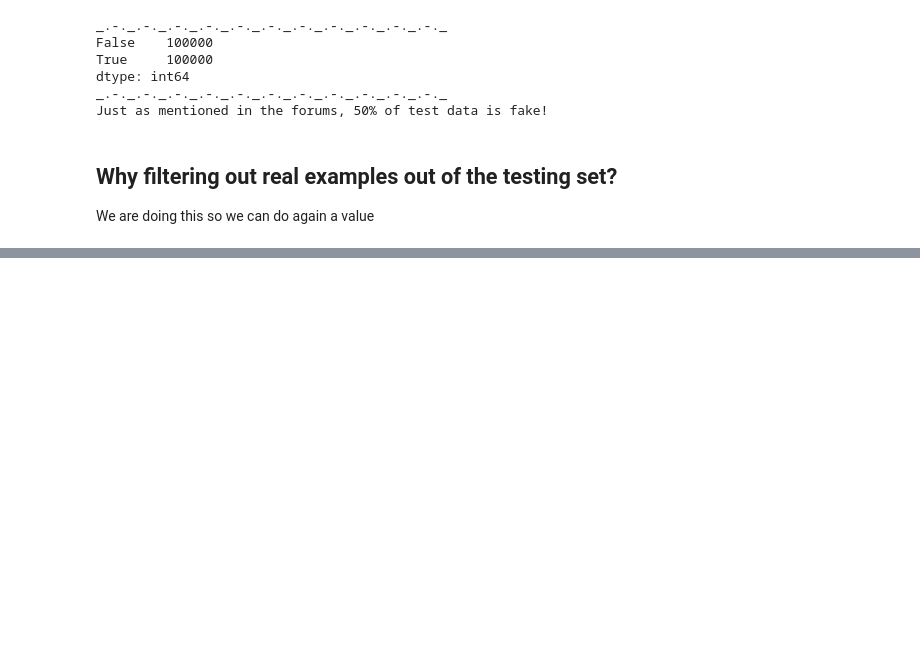
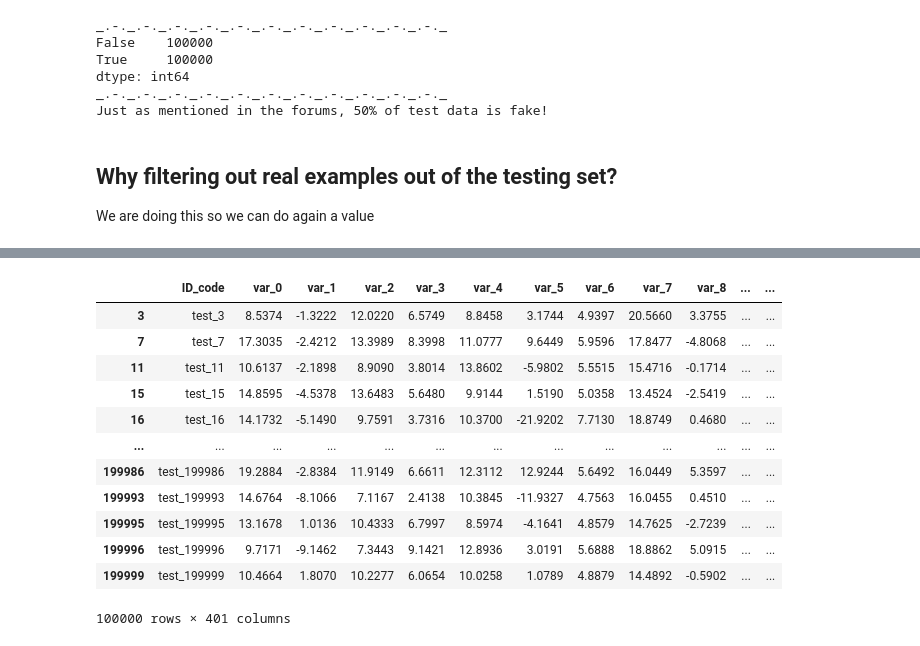
Before and after one commit to JCLMantilla/Santander-Transaction-Competition, a Jupyter notebook: DataGeneration.ipynb, the cells around one changed output, grey strips where cells are left out. Saved outputs shown, nothing was run; the diff lists cells and outputs as text; code cells hidden in the pictures; blank space fills up the shorter version.

```diff
--- a/DataGeneration.ipynb
+++ b/DataGeneration.ipynb
@@ -90,7 +106,21 @@ We are doing this so we can do again a value
 # %%
 #We create a new variable that says if an example is real or not
-
-temporal_df.drop(x_test.columns[201:401], axis=1,
-                 inplace=True#Cambiar por TRUE DESPUESSSS
-                 )
-temporal_df[7:8]
+#temporal_df.drop(x_test.columns[201:401], axis=1,
+#                 inplace=False#Cambiar por TRUE DESPUESSSS
+#                 )
+#temporal_df[7:8]
+real_test_examples
+# %% [output]
+|  | ID_code | var_0 | var_1 | var_2 | var_3 | var_4 | var_5 | var_6 | var_7 | var_8 | ... | ... |
+| 3 | test_3 | 8.5374 | -1.3222 | 12.0220 | 6.5749 | 8.8458 | 3.1744 | 4.9397 | 20.5660 | 3.3755 | ... | ... |
+| 7 | test_7 | 17.3035 | -2.4212 | 13.3989 | 8.3998 | 11.0777 | 9.6449 | 5.9596 | 17.8477 | -4.8068 | ... | ... |
+| 11 | test_11 | 10.6137 | -2.1898 | 8.9090 | 3.8014 | 13.8602 | -5.9802 | 5.5515 | 15.4716 | -0.1714 | ... | ... |
+| 15 | test_15 | 14.8595 | -4.5378 | 13.6483 | 5.6480 | 9.9144 | 1.5190 | 5.0358 | 13.4524 | -2.5419 | ... | ... |
+| 16 | test_16 | 14.1732 | -5.1490 | 9.7591 | 3.7316 | 10.3700 | -21.9202 | 7.7130 | 18.8749 | 0.4680 | ... | ... |
+| ... | ... | ... | ... | ... | ... | ... | ... | ... | ... | ... | ... | ... |
+| 199986 | test_199986 | 19.2884 | -2.8384 | 11.9149 | 6.6611 | 12.3112 | 12.9244 | 5.6492 | 16.0449 | 5.3597 | ... | ... |
+| 199993 | test_199993 | 14.6764 | -8.1066 | 7.1167 | 2.4138 | 10.3845 | -11.9327 | 4.7563 | 16.0455 | 0.4510 | ... | ... |
+| 199995 | test_199995 | 13.1678 | 1.0136 | 10.4333 | 6.7997 | 8.5974 | -4.1641 | 4.8579 | 14.7625 | -2.7239 | ... | ... |
+| 199996 | test_199996 | 9.7171 | -9.1462 | 7.3443 | 9.1421 | 12.8936 | 3.0191 | 5.6888 | 18.8862 | 5.0915 | ... | ... |
+| 199999 | test_199999 | 10.4664 | 1.8070 | 10.2277 | 6.0654 | 10.0258 | 1.0789 | 4.8879 | 14.4892 | -0.5902 | ... | ... |
+100000 rows × 401 columns
```
Also changed, not shown: parts of 3 cells of this notebook.
